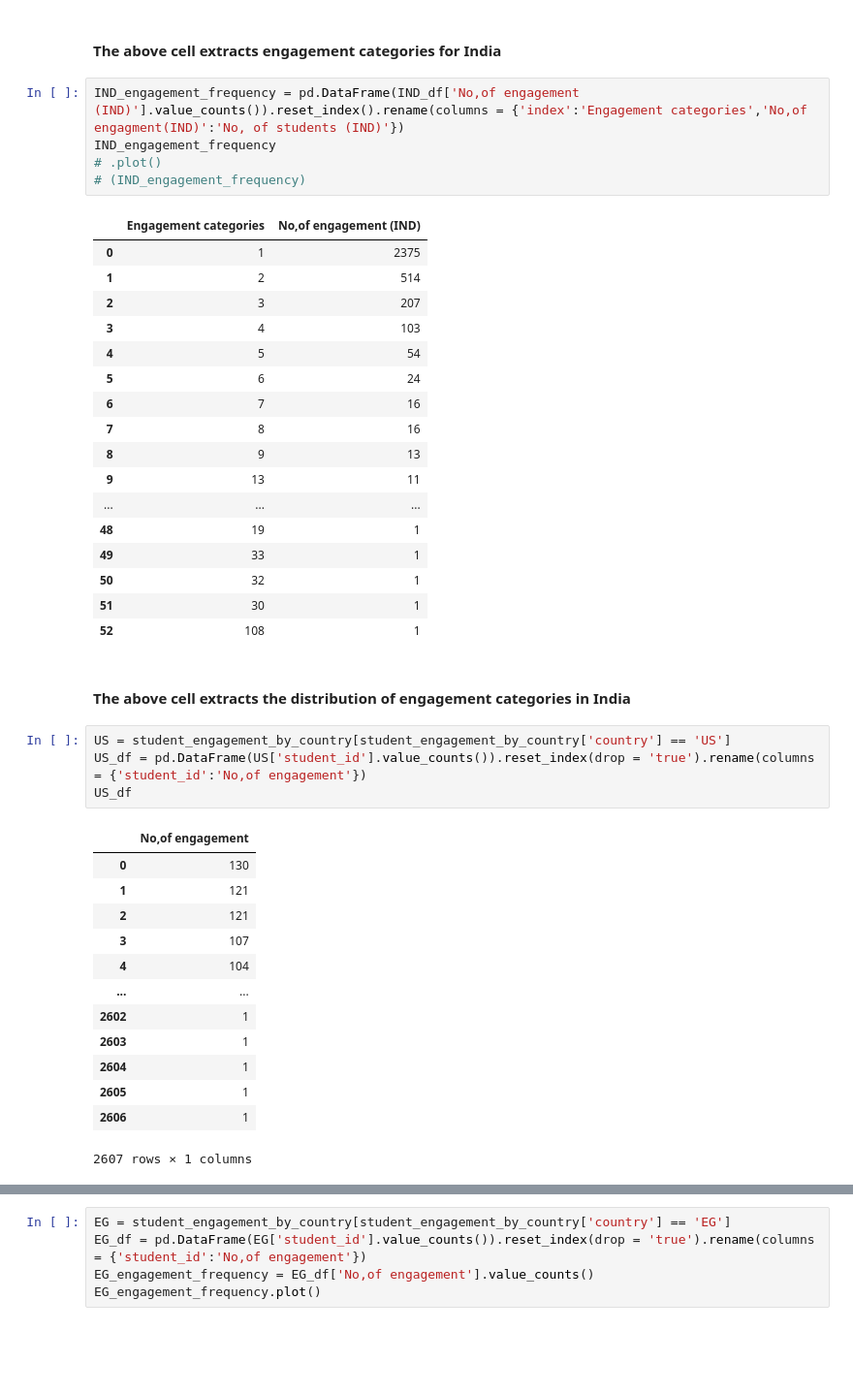
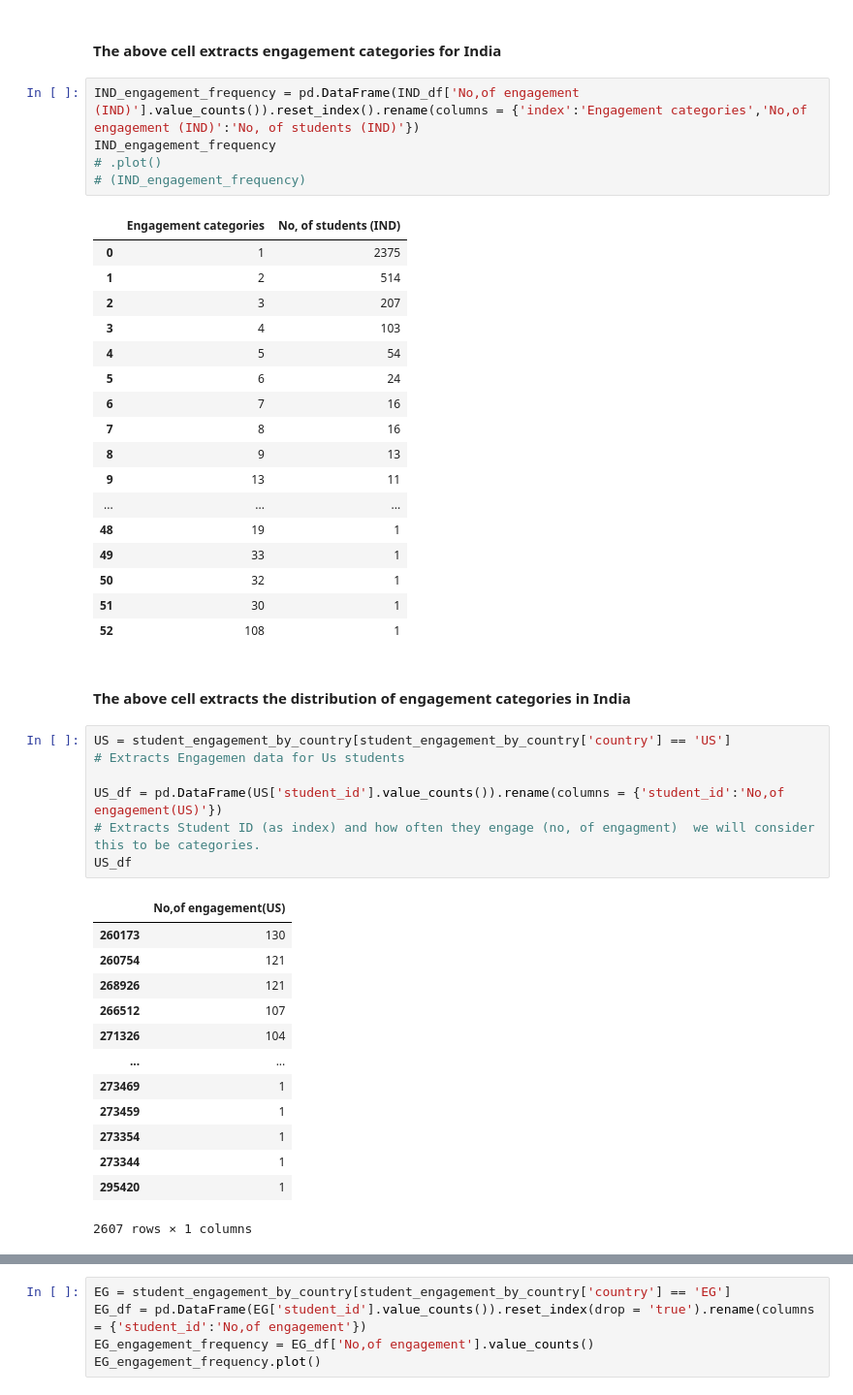
Before and after one commit to puvanans/365-DS-Competition, a Jupyter notebook: engagement _analysis_by_country.ipynb, the cells around one changed output, grey strips where cells are left out. Shown at 97% size. Saved outputs shown, nothing was run; the diff lists cells and outputs as text; blank space fills up the shorter version.

Commit message:
cleaned up US engagement

```diff
--- a/engagement _analysis_by_country.ipynb
+++ b/engagement _analysis_by_country.ipynb
@@ -141,12 +141,12 @@ IND_df
 # %% [markdown]
  #### The above cell extracts engagement categories for India
 # %%
-IND_engagement_frequency = pd.DataFrame(IND_df['No,of engagement (IND)'].value_counts()).reset_index().rename(columns = {'index':'Engagement categories','No,of engagment(IND)':'No, of students (IND)'})
+IND_engagement_frequency = pd.DataFrame(IND_df['No,of engagement (IND)'].value_counts()).reset_index().rename(columns = {'index':'Engagement categories','No,of engagement (IND)':'No, of students (IND)'})
 IND_engagement_frequency
 # .plot()
 # (IND_engagement_frequency)
 # %% [output]
-|  | Engagement categories | No,of engagement (IND) |
+|  | Engagement categories | No, of students (IND) |
 | 0 | 1 | 2375 |
 | 1 | 2 | 514 |
 | 2 | 3 | 207 |
@@ -167,20 +167,23 @@ IND_engagement_frequency
 #### The above cell extracts the distribution of engagement categories in India
 # %%
 US = student_engagement_by_country[student_engagement_by_country['country'] == 'US']
-US_df = pd.DataFrame(US['student_id'].value_counts()).reset_index(drop = 'true').rename(columns = {'student_id':'No,of engagement'})
+# Extracts Engagemen data for Us students
+
+US_df = pd.DataFrame(US['student_id'].value_counts()).rename(columns = {'student_id':'No,of engagement(US)'})
+# Extracts Student ID (as index) and how often they engage (no, of engagment)  we will consider this to be categories.
 US_df
 # %% [output]
-|  | No,of engagement |
-| 0 | 130 |
-| 1 | 121 |
-| 2 | 121 |
-| 3 | 107 |
-| 4 | 104 |
+|  | No,of engagement(US) |
+| 260173 | 130 |
+| 260754 | 121 |
+| 268926 | 121 |
+| 266512 | 107 |
+| 271326 | 104 |
 | ... | ... |
-| 2602 | 1 |
-| 2603 | 1 |
-| 2604 | 1 |
-| 2605 | 1 |
-| 2606 | 1 |
+| 273469 | 1 |
+| 273459 | 1 |
+| 273354 | 1 |
+| 273344 | 1 |
+| 295420 | 1 |
 2607 rows × 1 columns
 # %%
```
Also changed, not shown: parts of 1 cell of this notebook.
